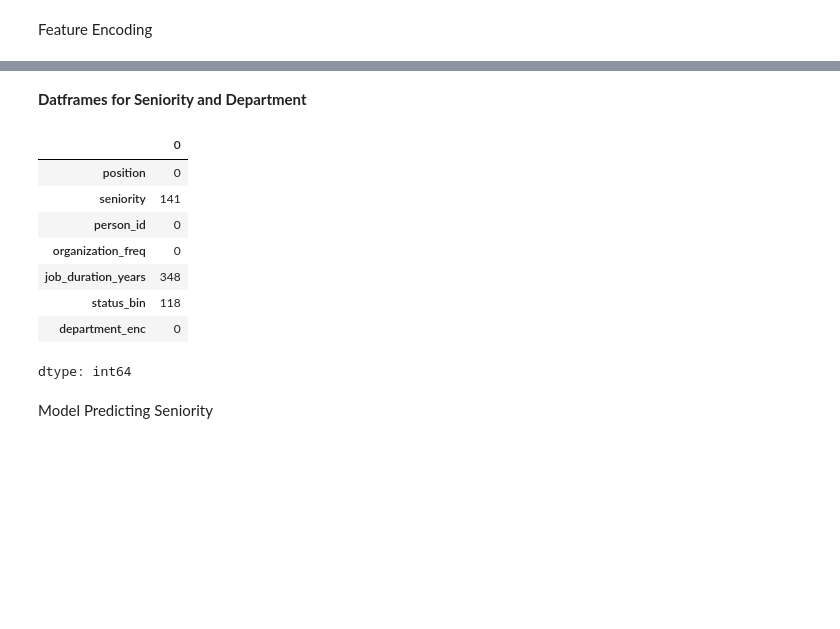
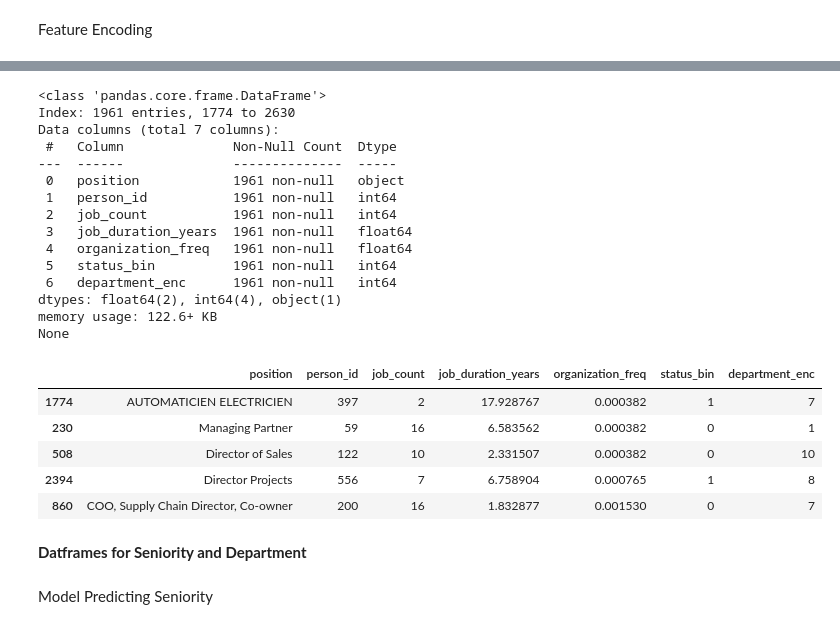
Before and after one commit to Leo278V/Final-Assignment-PDS, a Jupyter notebook: NLP_Model.ipynb, the cells around one changed output, grey strips where cells are left out. Drawn from its saved outputs; the diff is of its cells as text; code cells hidden in the pictures; blank space fills up the shorter version.

```diff
--- a/NLP_Model.ipynb
+++ b/NLP_Model.ipynb
@@ -98,0 +250,25 @@ df_seniority_raw = df_profiles[[
+# %%
+print(train_X.info())
+display(train_X.head())
+# %% [output]
+<class 'pandas.core.frame.DataFrame'>
+Index: 1961 entries, 1774 to 2630
+Data columns (total 7 columns):
+ #   Column              Non-Null Count  Dtype
+---  ------              --------------  -----
+ 0   position            1961 non-null   object
+ 1   person_id           1961 non-null   int64
+ 2   job_count           1961 non-null   int64
+ 3   job_duration_years  1961 non-null   float64
+ 4   organization_freq   1961 non-null   float64
+ 5   status_bin          1961 non-null   int64
+ 6   department_enc      1961 non-null   int64
+dtypes: float64(2), int64(4), object(1)
+memory usage: 122.6+ KB
+None
+|  | position | person_id | job_count | job_duration_years | organization_freq | status_bin | department_enc |
+| 1774 | AUTOMATICIEN ELECTRICIEN | 397 | 2 | 17.928767 | 0.000382 | 1 | 7 |
+| 230 | Managing Partner | 59 | 16 | 6.583562 | 0.000382 | 0 | 1 |
+| 508 | Director of Sales | 122 | 10 | 2.331507 | 0.000382 | 0 | 10 |
+| 2394 | Director Projects | 556 | 7 | 6.758904 | 0.000765 | 1 | 8 |
+| 860 | COO, Supply Chain Director, Co-owner | 200 | 16 | 1.832877 | 0.001530 | 0 | 7 |
@@ -131,17 +305,5 @@ df_seniority_encoded["department_enc"] = le_dept.fit_transform(
 )
 
 df_seniority_encoded = df_seniority_encoded.drop(columns=["department"])
-# %%
-df_seniority_encoded.isna().sum()
-# %% [output]
-|  | 0 |
-| position | 0 |
-| seniority | 141 |
-| person_id | 0 |
-| organization_freq | 0 |
-| job_duration_years | 348 |
-| status_bin | 118 |
-| department_enc | 0 |
-dtype: int64
 # %%
 #Department Dataframe for Predicting Department Model
```
Also changed, not shown: parts of 27 cells of this notebook.
